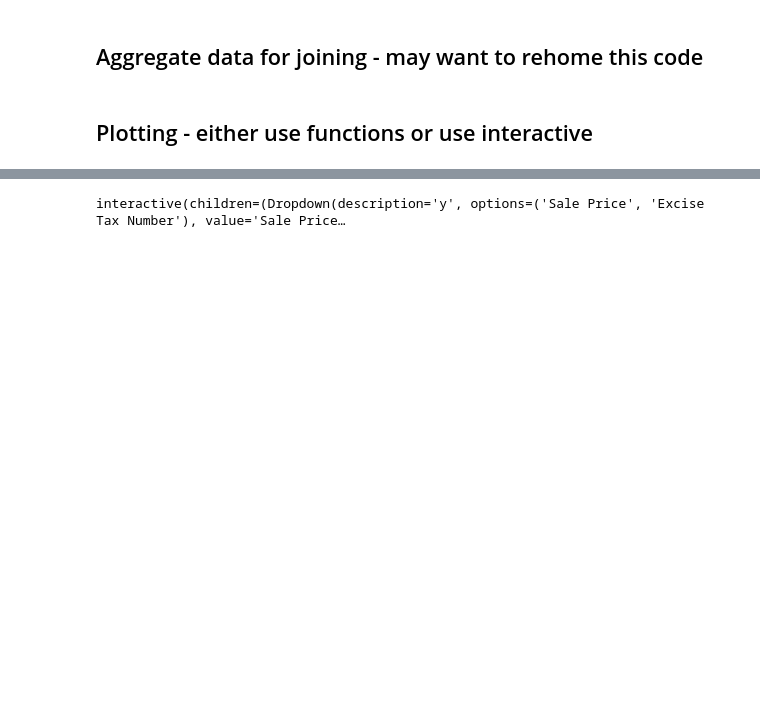
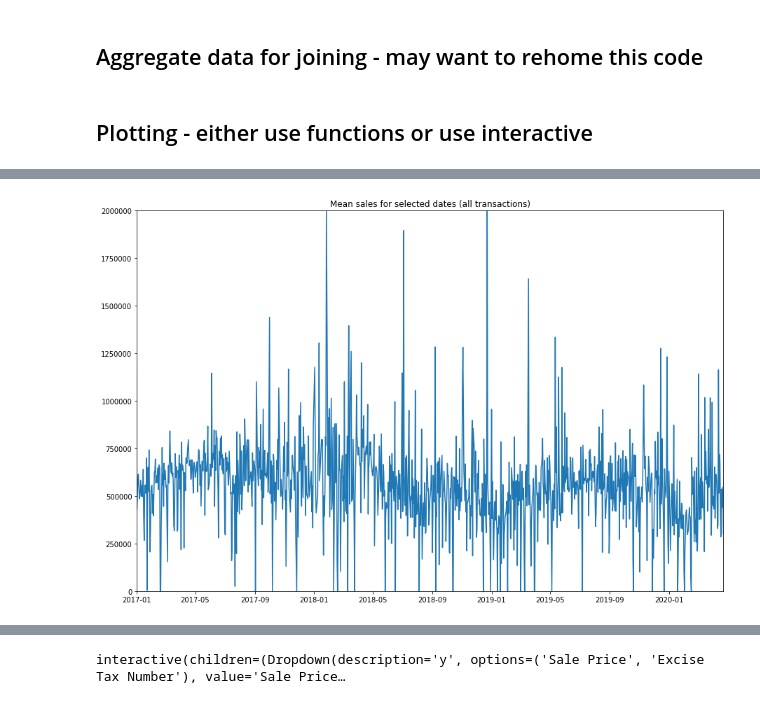
Before and after one commit to mweath/data515_project, a Jupyter notebook: code/visualization_wip.ipynb, the cells around one changed output, grey strips where cells are left out. Saved outputs shown, nothing was run; the diff lists cells and outputs as text; code cells hidden in the pictures; blank space fills up the shorter version.

Commit message:
slider to trend viz

```diff
--- a/code/visualization_wip.ipynb
+++ b/code/visualization_wip.ipynb
@@ -98,11 +161,17 @@ interactive(children=(Dropdown(description='mapping_var', index=1, options=('ZIP
 #define trend plot as a function in case want to split
 def trend_plot(data=kc_aggregate, trend_variable='Sale Price'):
     fig = plt.figure()
+    plt.rcParams["figure.figsize"] = (15,10)
     ax = plt.axes()
     x = data.index
     y=data[trend_variable]
     ax.plot(x, y)
+    plt.title('Mean sales for selected dates (all transactions)')
+    ax.set_xlim([datetime.date(2017, 1, 1), max(kc_aggregate.index)])
+    ax.set_ylim([0,2000000])
     plt.savefig(project_path+'/output/example_trend.png');
 # %%
 #plot with function
-#trend_plot()
+trend_plot()
+# %% [output]
+[figure, added]
```
Also changed, not shown: parts of 14 cells of this notebook, 2 other files.
